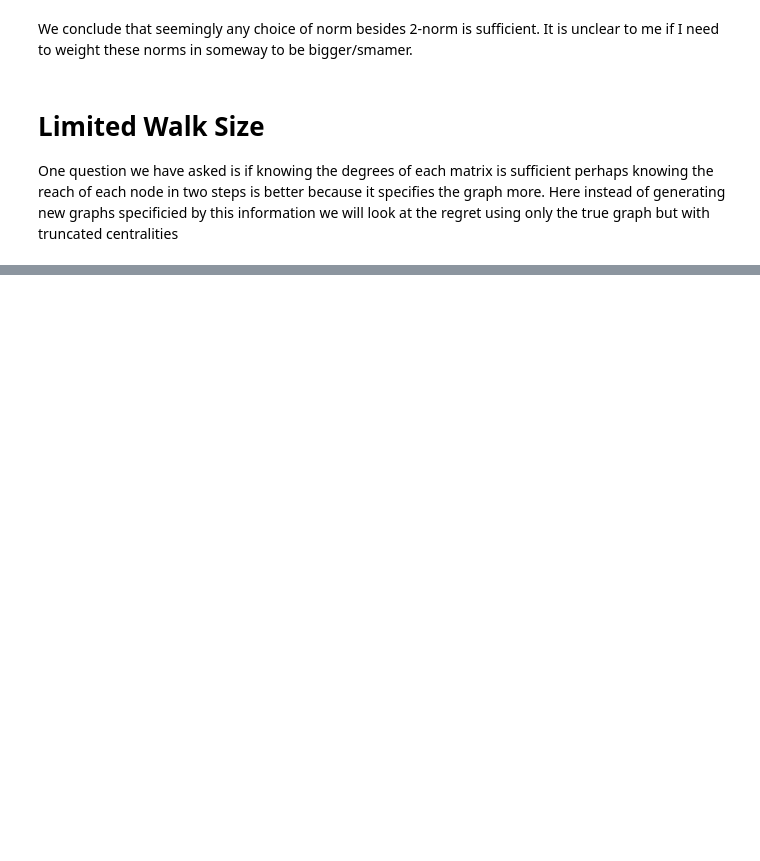
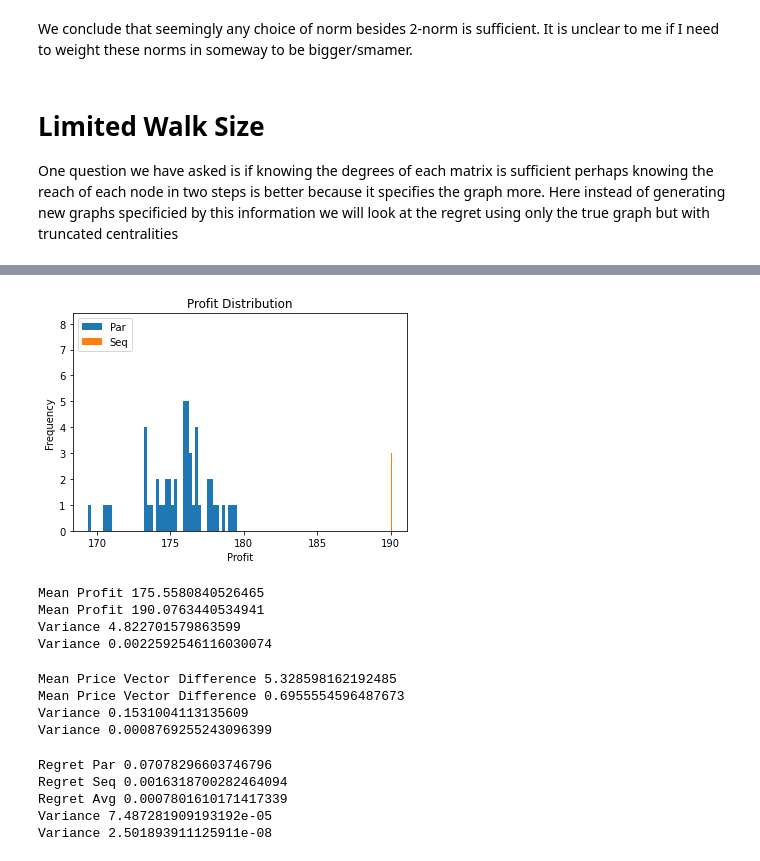
Before and after one commit to CalvinRoth/PriceDiscriminationNewtorks, a Jupyter notebook: classProject.ipynb, the cells around one changed output, grey strips where cells are left out. Saved outputs shown, nothing was run; the diff lists cells and outputs as text; code cells hidden in the pictures; blank space fills up the shorter version.

```diff
--- a/classProject.ipynb
+++ b/classProject.ipynb
@@ -434,0 +632,24 @@ print("Variance", np.var(v))
+# %%
+n = 1000
+p = np.sqrt(np.log(n))/n
+n_trials = 50
+[results_par, results_seq] = rawProfitDistribution(n,p, n_trials, rho, a, c);
+plt.hist(results_par, bins=50, label="Par")
+plt.hist(results_seq, bins=50, label="Seq")
+plt.legend()
+plt.xlabel("Profit")
+plt.ylabel("Frequency")
+plt.title("Profit Distribution")
+plt.show()
+# %% [output]
+[figure, added]
+# %%
+print("Mean Profit", np.mean(results_par))
+print("Mean Profit", np.mean(results_seq))
+print("Variance", np.var(results_par))
+print("Variance", np.var(results_seq))
+# %% [output]
+Mean Profit 175.5580840526465
+Mean Profit 190.0763440534941
+Variance 4.822701579863599
+Variance 0.0022592546116030074
@@ -434,0 +661,10 @@ print("Variance", np.var(v))
+# %%
+print("Mean Price Vector Difference", np.mean(results_par))
+print("Mean Price Vector Difference", np.mean(results_seq))
+print("Variance", np.var(results_par))
+print("Variance", np.var(results_seq))
+# %% [output]
+Mean Price Vector Difference 5.328598162192485
+Mean Price Vector Difference 0.6955554596487673
+Variance 0.1531004113135609
+Variance 0.0008769255243096399
@@ -434,0 +676,12 @@ print("Variance", np.var(v))
+# %%
+print("Regret Par", np.mean(par))
+print("Regret Seq", np.mean(seq))
+print("Regret Avg", np.mean(avg))
+print("Variance", np.var(par))
+print("Variance", np.var(seq))
+# %% [output]
+Regret Par 0.07078296603746796
+Regret Seq 0.0016318700282464094
+Regret Avg 0.0007801610171417339
+Variance 7.487281909193192e-05
+Variance 2.501893911125911e-08
```
Also changed, not shown: parts of 16 cells of this notebook, 3 other files.
